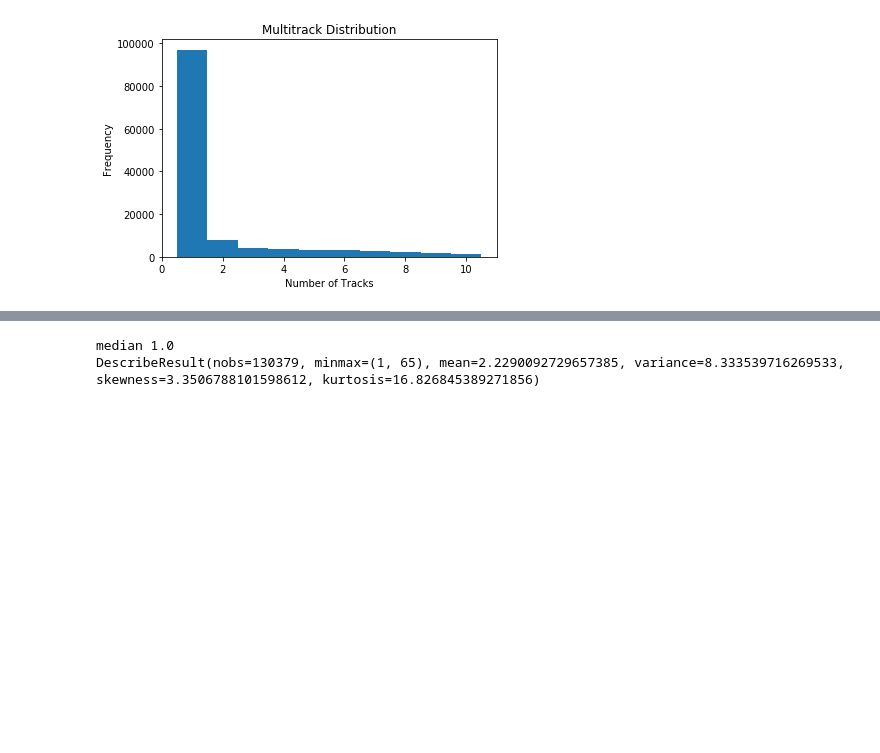
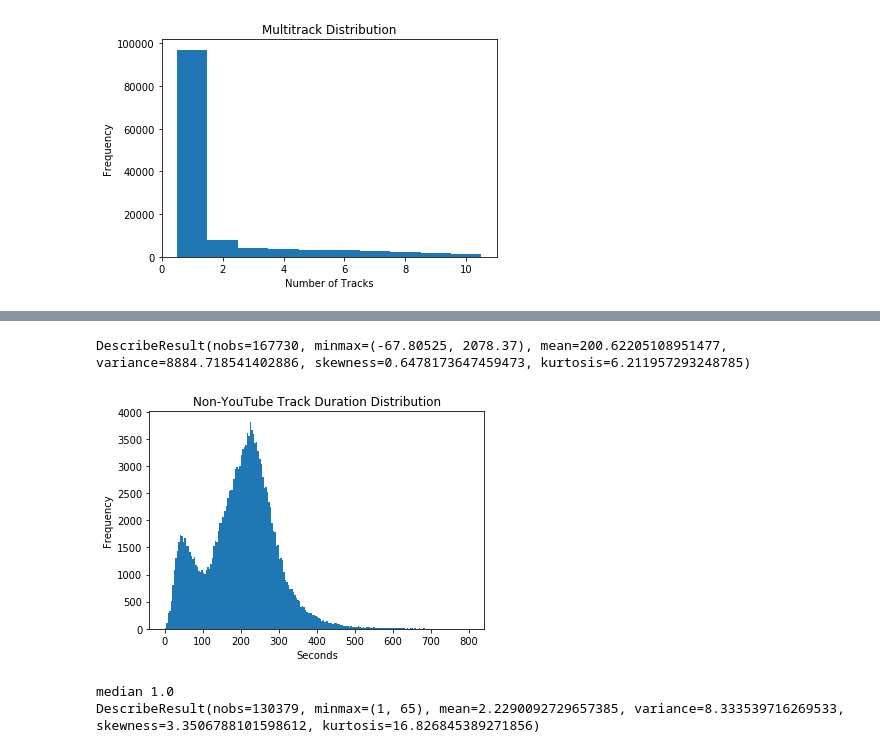
Before and after one commit to marl/bandhub, a Jupyter notebook: notebooks/BandhubStats.ipynb, the cells around one changed output, grey strips where cells are left out. Cells and saved outputs as stored; diff of their text form; code cells hidden in the pictures; blank space fills up the shorter version.

```diff
--- a/notebooks/BandhubStats.ipynb
+++ b/notebooks/BandhubStats.ipynb
@@ -96,3 +113,13 @@ YouTube tracks: 122886
+# %%
+nonYouTubeDurationData = nonYouTubeData.trackDuration
+pyplot.hist(durationData, 200, (0, 800))
+pyplot.title("Non-YouTube Track Duration Distribution")
+pyplot.xlabel("Seconds")
+pyplot.ylabel("Frequency")
+stats.describe(nonYouTubeDurationData)
+# %% [output]
+DescribeResult(nobs=167730, minmax=(-67.80525, 2078.37), mean=200.62205108951477, variance=8884.718541402886, skewness=0.6478173647459473, kurtosis=6.211957293248785)
+[figure, added]
 # %%
 nonYouTubeMultiTracks = multiTrackLens(nonYouTubeData)
 print('median', np.median(nonYouTubeMultiTracks))
```
Also changed, not shown: parts of 9 cells of this notebook.
